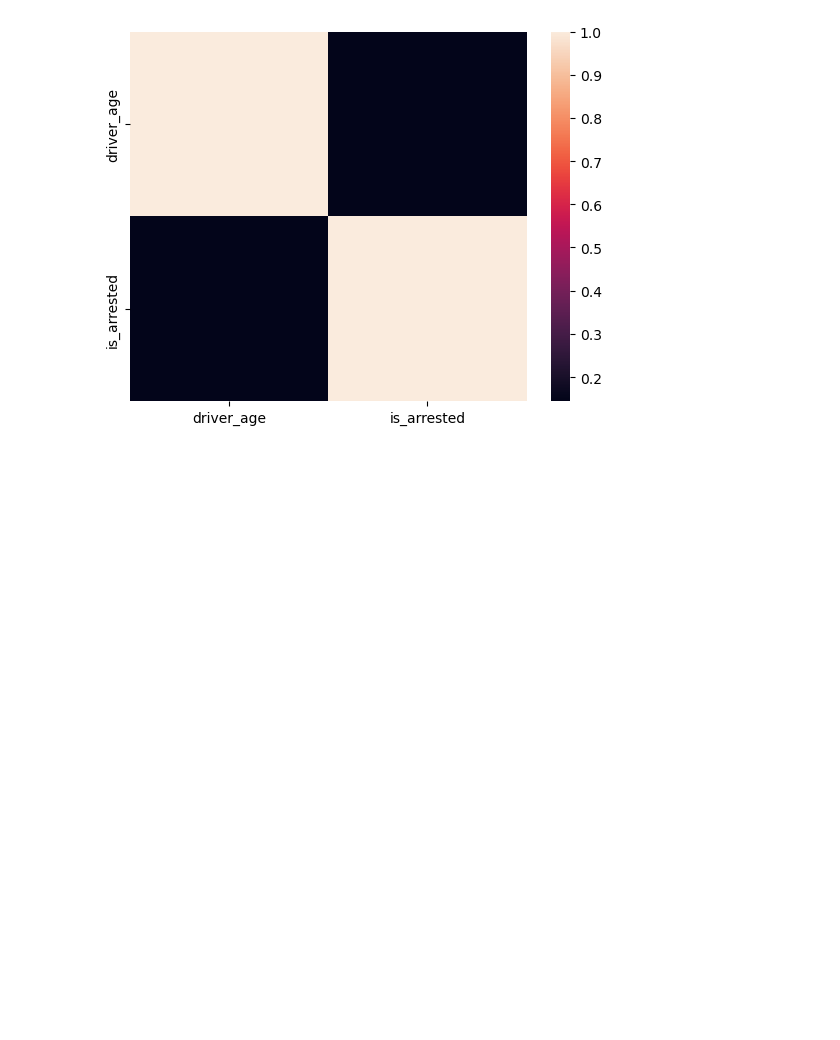
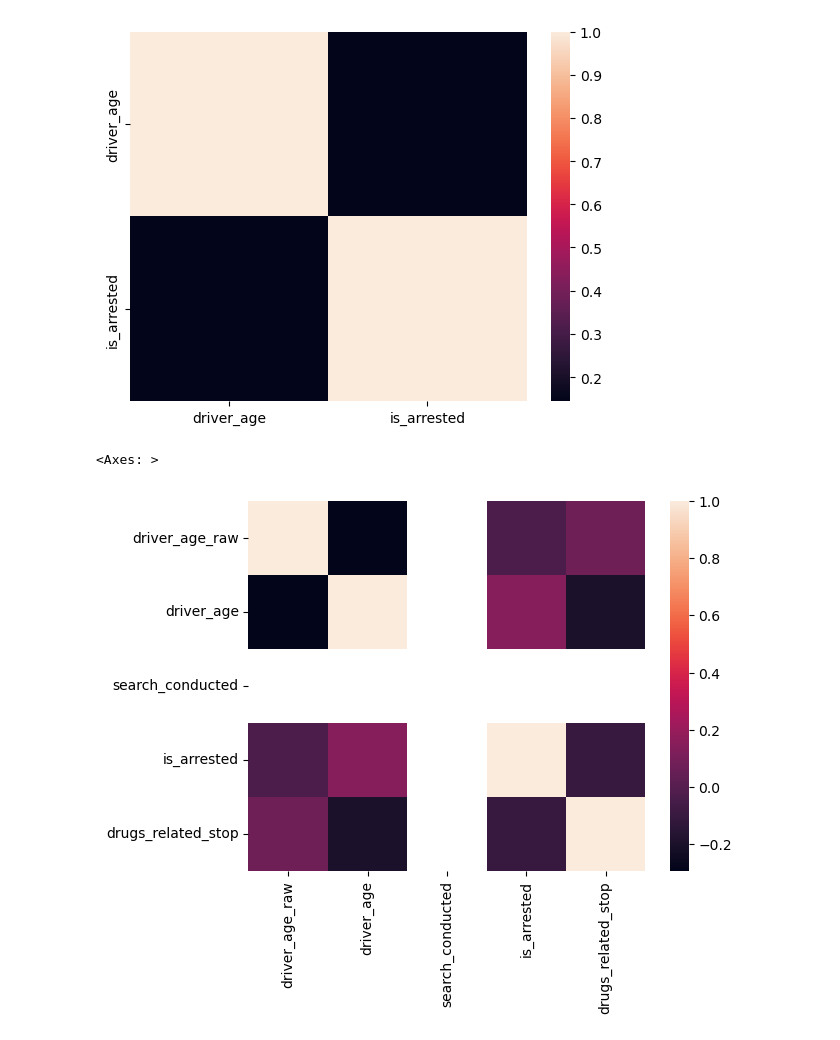
Before and after one commit to KajalDeore04/DS, a Jupyter notebook: Visualization/Project5.ipynb, the cells around one changed output. Cells and saved outputs as stored; diff of their text form; code cells hidden in the pictures; blank space fills up the shorter version.

```diff
--- a/Visualization/Project5.ipynb
+++ b/Visualization/Project5.ipynb
@@ -175,3 +175,8 @@ sns.heatmap(df[['driver_age','is_arrested']].corr())
 # %% [output]
 <Axes: >
 [figure]
+# %%
+sns.heatmap(df.corr(numeric_only=True))
+# %% [output]
+<Axes: >
+[figure, added]
```
Also changed, not shown: 1 other file.
